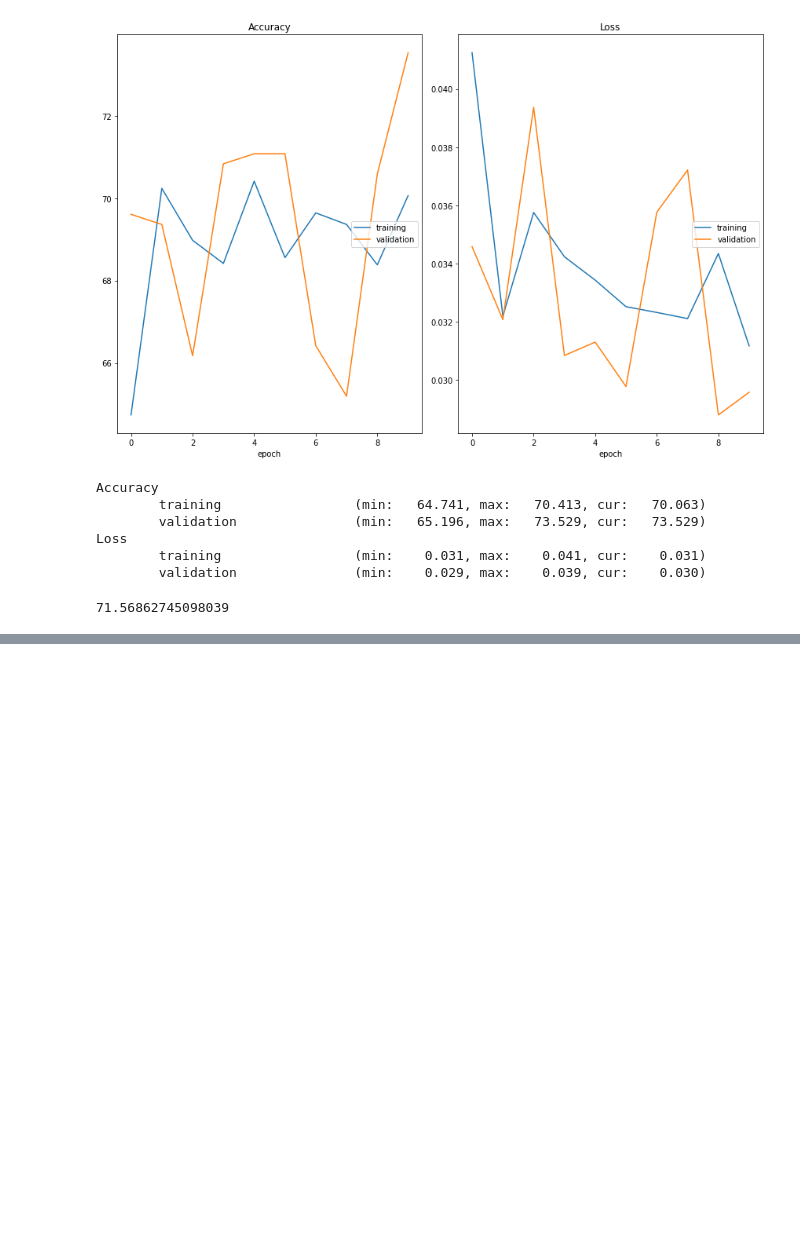
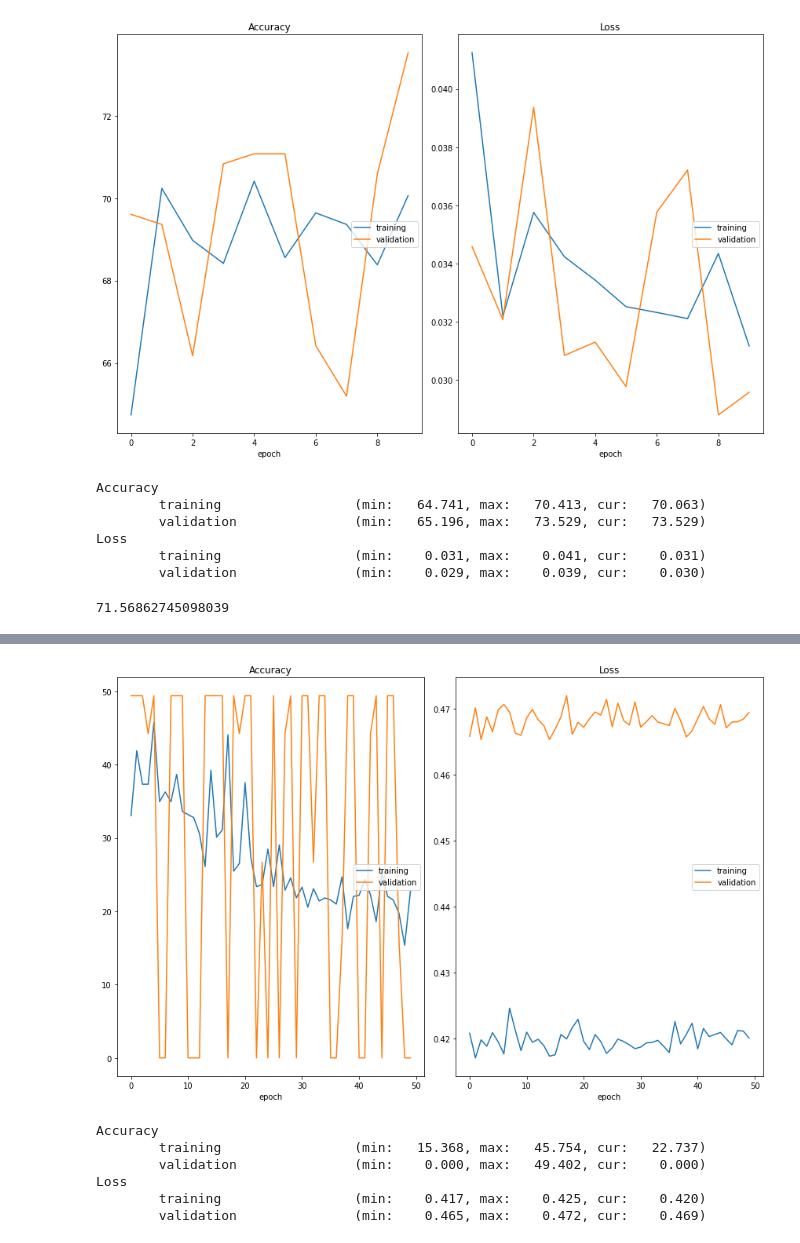
Before and after one commit to taasinsaquib/retina, a Jupyter notebook: onv.ipynb, the cells around one changed output, grey strips where cells are left out. Cells and saved outputs as stored; diff of their text form; code cells hidden in the pictures; blank space fills up the shorter version.

```diff
--- a/onv.ipynb
+++ b/onv.ipynb
@@ -302,3 +503,11 @@ def numVectorsMatch(outputs, labels, rtol = 0, atol = 0.5):
+# %%
+def pipeline(model, lr=1e-2, weight_decay=0.1, epochs=25):
+
+  opt = torch.optim.Adam(model.parameters(), lr=lr, weight_decay=weight_decay)  # TODO: tune betas
+
+  best_model, m = train_model(model, opt, num_epochs=epochs, atol=5)
+
+  return best_model, m
 # %% [markdown]
 # Models
 # %% [markdown]
@@ -335,7 +550,11 @@ class MyResNet(nn.Module):
     super(MyResNet, self).__init__()
 
     self.pretrained = pretrained
-    self.input = nn.Conv2d(2, 3, (2, 4280), stride=1, padding='same')
+    # self.input = nn.Conv2d(2, 3, (2, 4280), stride=1, padding='same')
+    self.input = nn.Conv2d(2, 3, (3, 3), stride=1, padding='same')
+
+    self.fc1 = nn.Linear(256, 100)
+    self.fc2 = nn.Linear(100, 3)
 
   def forward(self, x):
 
@@ -349,14 +568,19 @@ class MyResNet(nn.Module):
 
     # print((x).type())
 
+    x = self.fc1(x)
+    x = torch.relu(x)
+
+    x = self.fc2(x)
+
     return x
 # %%
 modResnet = torchvision.models.resnet18(pretrained=True)
 
 for param in modResnet.parameters():
-    param.requires_grad = False
+    param.requires_grad = True
 
-modResnet.fc = nn.Linear(512, 3)
+modResnet.fc = nn.Linear(512, 256)
 # %% [output]
 Downloading: "https://download.pytorch.org/models/resnet18-f37072fd.pth" to /root/.cache/torch/hub/checkpoints/resnet18-f37072fd.pth
 # %%
@@ -386,9 +588 @@ loss_fn = nn.MSELoss()
-# %%
-def pipeline(model, lr=1e-2, weight_decay=0.1, epochs=25):
-
-  opt = torch.optim.Adam(model.parameters(), lr, weight_decay=weight_decay)
-
-  best_model, m = train_model(model, opt, num_epochs=epochs)
-
-  return best_model, m
 # %% [markdown]
@@ -436,0 +644,10 @@ m = torch.load('./onv_resnet_v2')
+# %%
+best, last = pipeline(best, epochs=50, lr=1e-3)
+# %% [output]
+[figure, added]
+Accuracy
+        training                 (min:   15.368, max:   45.754, cur:   22.737)
+        validation               (min:    0.000, max:   49.402, cur:    0.000)
+Loss
+        training                 (min:    0.417, max:    0.425, cur:    0.420)
+        validation               (min:    0.465, max:    0.472, cur:    0.469)
```
Also changed, not shown: parts of 117 cells of this notebook.
